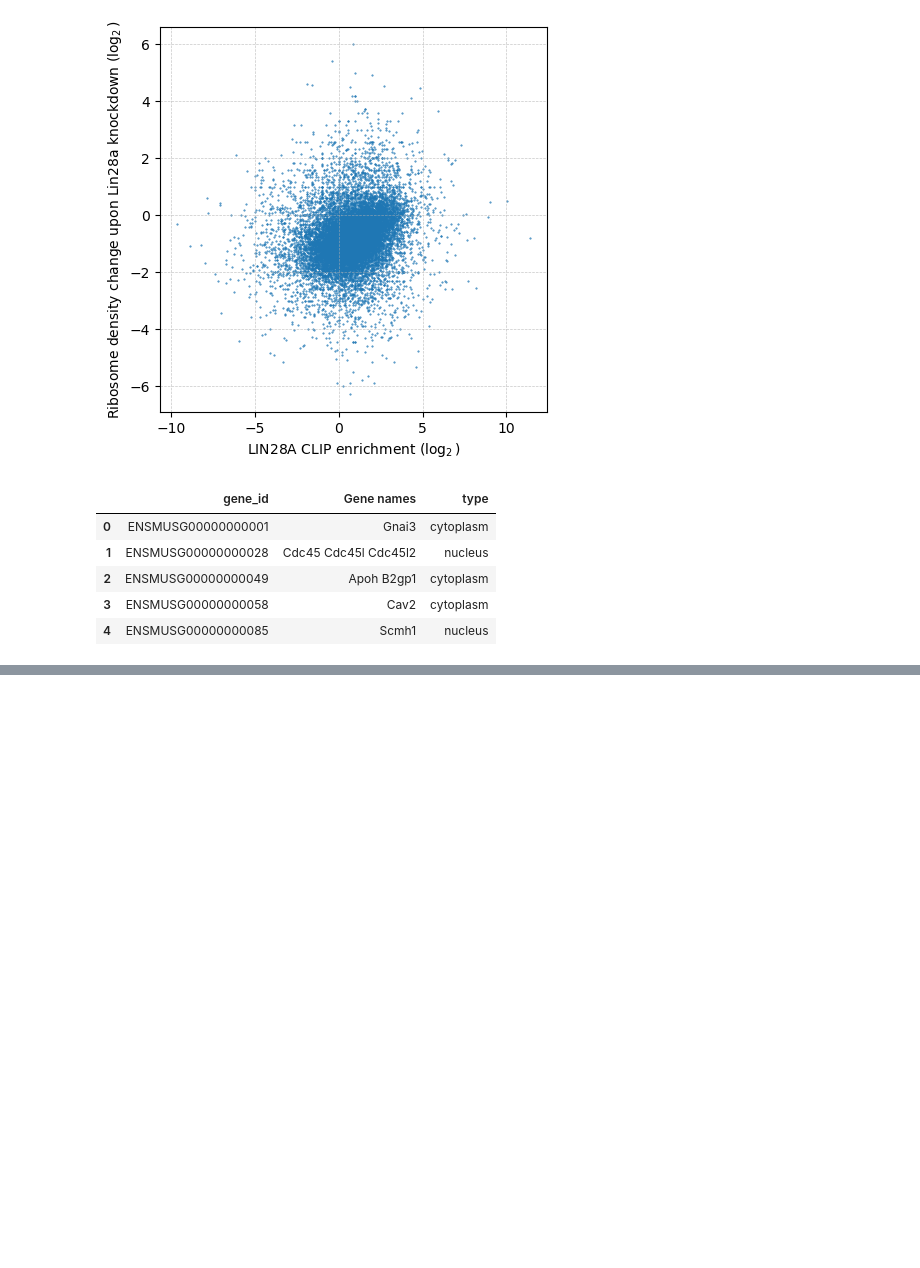
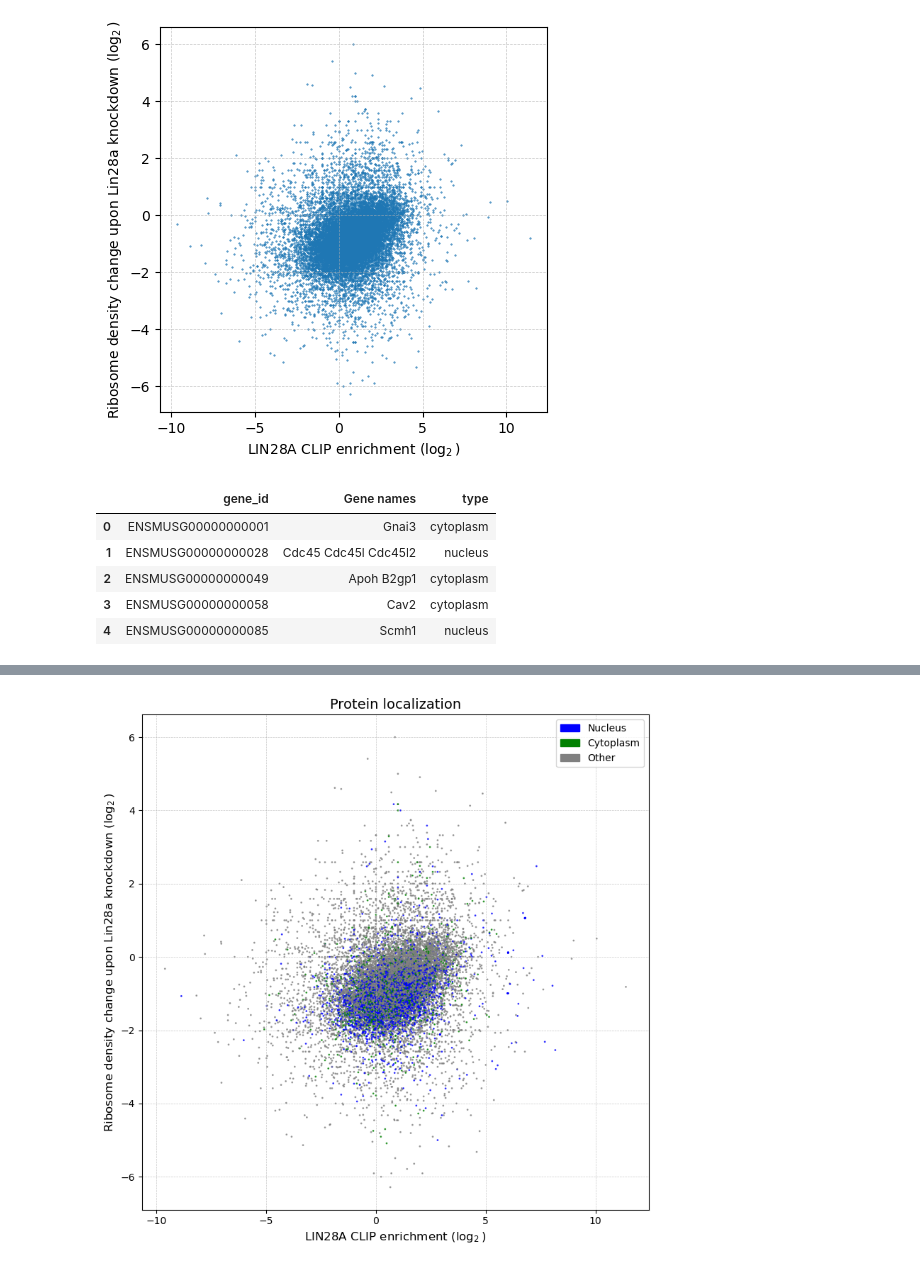
Before and after one commit to sangyun423/my-project, a Jupyter notebook: Untitled1.ipynb, the cells around one changed output, grey strips where cells are left out. Saved outputs shown, nothing was run; the diff lists cells and outputs as text; code cells hidden in the pictures; blank space fills up the shorter version.

```diff
--- a/Untitled1.ipynb
+++ b/Untitled1.ipynb
@@ -105,0 +176,6 @@ mouselocal.head()
+# %%
+# 데이터 병합
+merged = pd.merge(cnts, mouselocal, how='left', on='gene_id')
+
+# 병합 결과 확인
+print(merged.head())
@@ -105,0 +210,7 @@ mouselocal.head()
+# %%
+# 결측값을 'Unknown'으로 채우기
+merged['Gene names'].fillna('Unknown', inplace=True)
+merged['type'].fillna('Unknown', inplace=True)
+
+# 병합된 데이터 확인
+print(merged.head())
@@ -105,0 +235,7 @@ mouselocal.head()
+# %%
+# inplace 사용을 피하고 직접 열을 수정
+merged['Gene names'] = merged['Gene names'].fillna('Unknown')
+merged['type'] = merged['type'].fillna('Unknown')
+
+# 수정된 데이터 확인
+print(merged.head())
@@ -105,0 +260,38 @@ mouselocal.head()
+# %%
+import numpy as np
+import matplotlib.pyplot as plt
+
+# 색상 팔레트 정의 및 색상 매핑
+palette = {'nucleus': 'blue', 'cytoplasm': 'green', 'other': 'gray'}
+colors = merged['type'].map(palette).fillna('gray')
+
+# 스캐터 플롯 그리기
+fig, ax = plt.subplots(figsize=(8, 8))
+
+# 로그 변환 후 스캐터 플롯
+ax.scatter(np.log2(merged['clip_enrichment']),
+           np.log2(merged['rden_change']),
+           c=colors, s=1, alpha=0.7)
+
+# 레이블 추가
+ax.set_xlabel('LIN28A CLIP enrichment ($\log_2$)', fontsize=12)
+ax.set_ylabel('Ribosome density change upon Lin28a knockdown ($\log_2$)', fontsize=12)
+ax.set_title('Protein localization', fontsize=14)
+
+# 그리드 설정
+ax.grid(True, which='both', axis='both', linestyle='--', linewidth=0.5, alpha=0.7)
+
+# 범례 추가
+import matplotlib.patches as mpatches
+nucleus_patch = mpatches.Patch(color='blue', label='Nucleus')
+cytoplasm_patch = mpatches.Patch(color='green', label='Cytoplasm')
+other_patch = mpatches.Patch(color='gray', label='Other')
+ax.legend(handles=[nucleus_patch, cytoplasm_patch, other_patch], loc='best')
+
+# 레이아웃 정리
+plt.tight_layout()
+
+# 시각화 표시
+plt.show()
+# %% [output]
+[figure, added]
```
Also changed, not shown: parts of 8 cells of this notebook.
